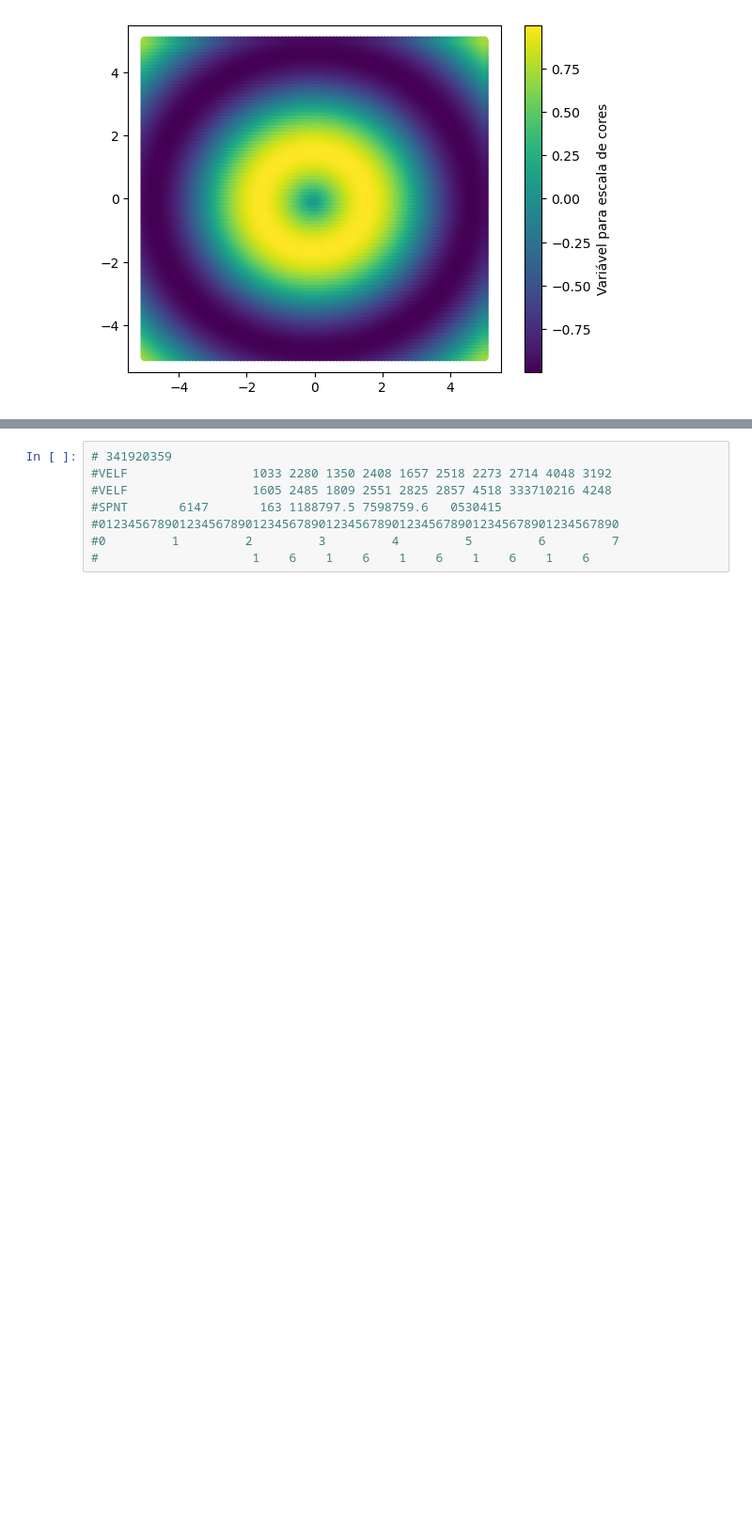
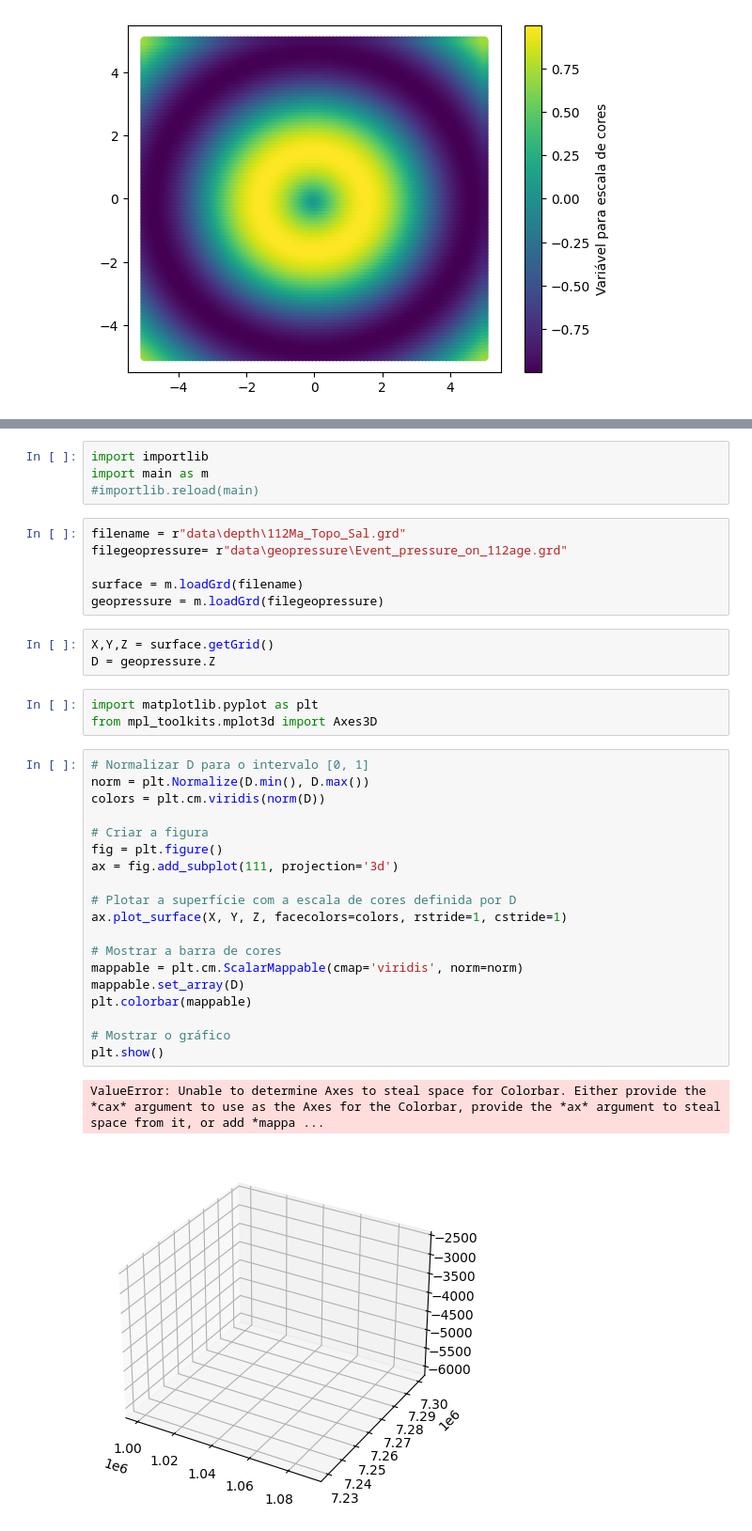
Before and after one commit to lucterres/cmp264, a Jupyter notebook: 3d curve.ipynb, the cells around one changed output, grey strips where cells are left out. Shown at 94% size. Drawn from its saved outputs; the diff is of its cells as text; blank space fills up the shorter version.

```diff
--- a/3d curve.ipynb
+++ b/3d curve.ipynb
@@ -154,8 +69,38 @@ z      veloc
-# %%
-# 341920359
-#VELF                 1033 2280 1350 2408 1657 2518 2273 2714 4048 3192
-#VELF                 1605 2485 1809 2551 2825 2857 4518 333710216 4248
-#SPNT       6147       163 1188797.5 7598759.6   0530415
-#01234567890123456789012345678901234567890123456789012345678901234567890
-#0         1         2         3         4         5         6         7
-#                     1    6    1    6    1    6    1    6    1    6
+# %%
+import importlib
+import main as m
+#importlib.reload(main)
+# %%
+filename = r"data\depth\112Ma_Topo_Sal.grd"
+filegeopressure= r"data\geopressure\Event_pressure_on_112age.grd"
+
+surface = m.loadGrd(filename)
+geopressure = m.loadGrd(filegeopressure)
+# %%
+X,Y,Z = surface.getGrid()
+D = geopressure.Z
+# %%
+import matplotlib.pyplot as plt
+from mpl_toolkits.mplot3d import Axes3D
+# %%
+# Normalizar D para o intervalo [0, 1]
+norm = plt.Normalize(D.min(), D.max())
+colors = plt.cm.viridis(norm(D))
+
+# Criar a figura
+fig = plt.figure()
+ax = fig.add_subplot(111, projection='3d')
+
+# Plotar a superfície com a escala de cores definida por D
+ax.plot_surface(X, Y, Z, facecolors=colors, rstride=1, cstride=1)
+
+# Mostrar a barra de cores
+mappable = plt.cm.ScalarMappable(cmap='viridis', norm=norm)
+mappable.set_array(D)
+plt.colorbar(mappable)
+
+# Mostrar o gráfico
+plt.show()
+# %% [output]
+ValueError: Unable to determine Axes to steal space for Colorbar. Either provide the *cax* argument to use as the Axes for the Colorbar, provide the *ax* argument to steal space from it, or add *mappa ...
+[figure, added]
```
Also changed, not shown: parts of 11 cells of this notebook, 4 other files.
